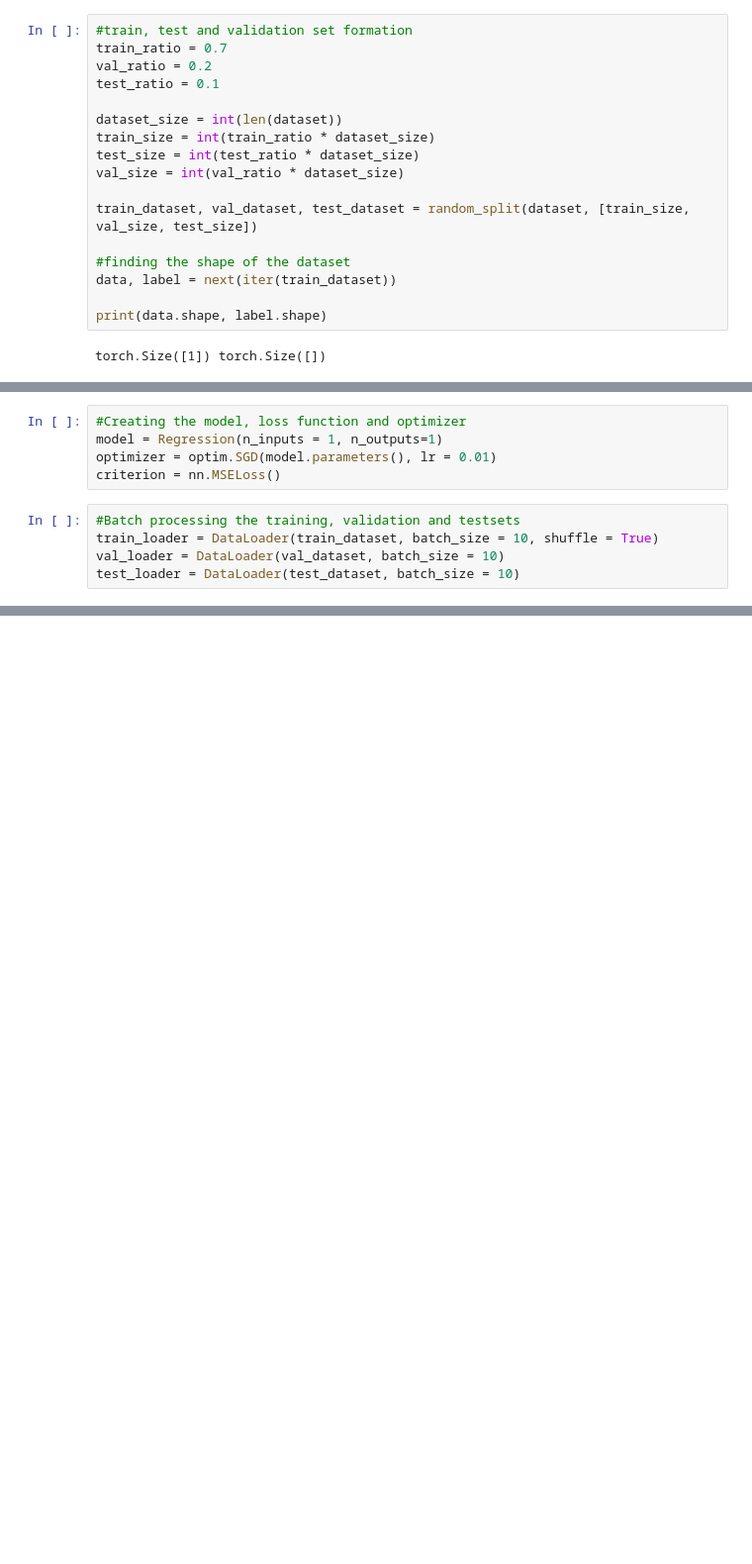
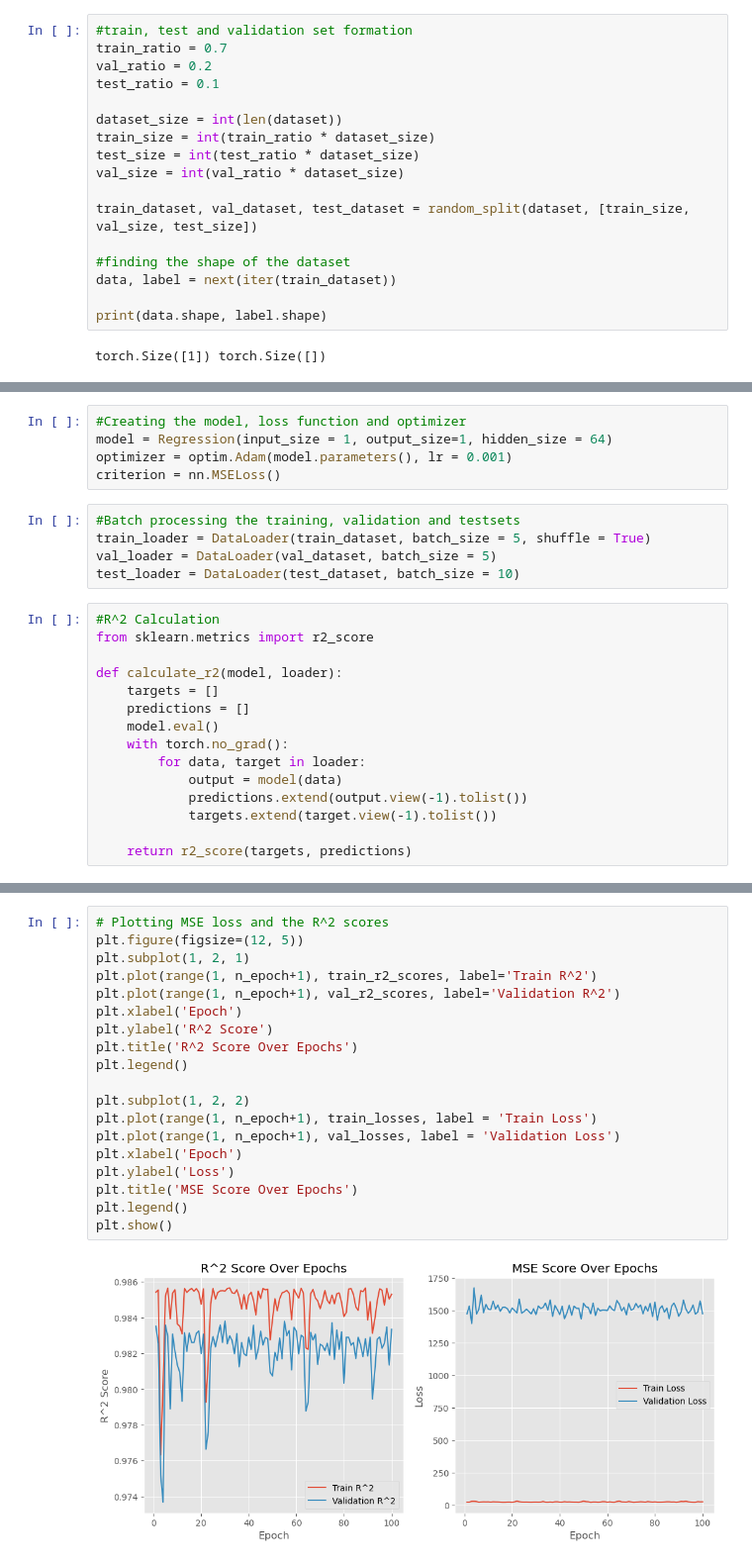
Before and after one commit to ShaonBhattaShuvo/Artificial_Intelligence_with_Python, a Jupyter notebook: Deep_Learning_With_PyTorch/PyTorch_Regression.ipynb, the cells around one changed output, grey strips where cells are left out. Shown: that part at 99% size. Drawn from its saved outputs; the diff is of its cells as text; blank space fills up the shorter version.

Commit message:
PyTorch Regression Updatd With Plots

```diff
--- a/Deep_Learning_With_PyTorch/PyTorch_Regression.ipynb
+++ b/Deep_Learning_With_PyTorch/PyTorch_Regression.ipynb
@@ -63,14 +63,29 @@ class Regression(nn.Module):
         return x
 # %%
 #Creating the model, loss function and optimizer
-model = Regression(n_inputs = 1, n_outputs=1)
-optimizer = optim.SGD(model.parameters(), lr = 0.01)
+model = Regression(input_size = 1, output_size=1, hidden_size = 64)
+optimizer = optim.Adam(model.parameters(), lr = 0.001)
 criterion = nn.MSELoss()
 # %%
 #Batch processing the training, validation and testsets
-train_loader = DataLoader(train_dataset, batch_size = 10, shuffle = True)
-val_loader = DataLoader(val_dataset, batch_size = 10)
+train_loader = DataLoader(train_dataset, batch_size = 5, shuffle = True)
+val_loader = DataLoader(val_dataset, batch_size = 5)
 test_loader = DataLoader(test_dataset, batch_size = 10)
+# %%
+#R^2 Calculation
+from sklearn.metrics import r2_score
+
+def calculate_r2(model, loader):
+    targets = []
+    predictions = []
+    model.eval()
+    with torch.no_grad():
+        for data, target in loader:
+            output = model(data)
+            predictions.extend(output.view(-1).tolist())
+            targets.extend(target.view(-1).tolist())
+
+    return r2_score(targets, predictions)
 # %%
 #List to store training and validation losses and accuracies
 train_losses = []
@@ -114,0 +149,21 @@ Epoch: 100, Average Loss = 151.17642124720982
+# %%
+# Plotting MSE loss and the R^2 scores
+plt.figure(figsize=(12, 5))
+plt.subplot(1, 2, 1)
+plt.plot(range(1, n_epoch+1), train_r2_scores, label='Train R^2')
+plt.plot(range(1, n_epoch+1), val_r2_scores, label='Validation R^2')
+plt.xlabel('Epoch')
+plt.ylabel('R^2 Score')
+plt.title('R^2 Score Over Epochs')
+plt.legend()
+
+plt.subplot(1, 2, 2)
+plt.plot(range(1, n_epoch+1), train_losses, label = 'Train Loss')
+plt.plot(range(1, n_epoch+1), val_losses, label = 'Validation Loss')
+plt.xlabel('Epoch')
+plt.ylabel('Loss')
+plt.title('MSE Score Over Epochs')
+plt.legend()
+plt.show()
+# %% [output]
+[figure, added]
```
Also changed, not shown: parts of 4 cells of this notebook.
